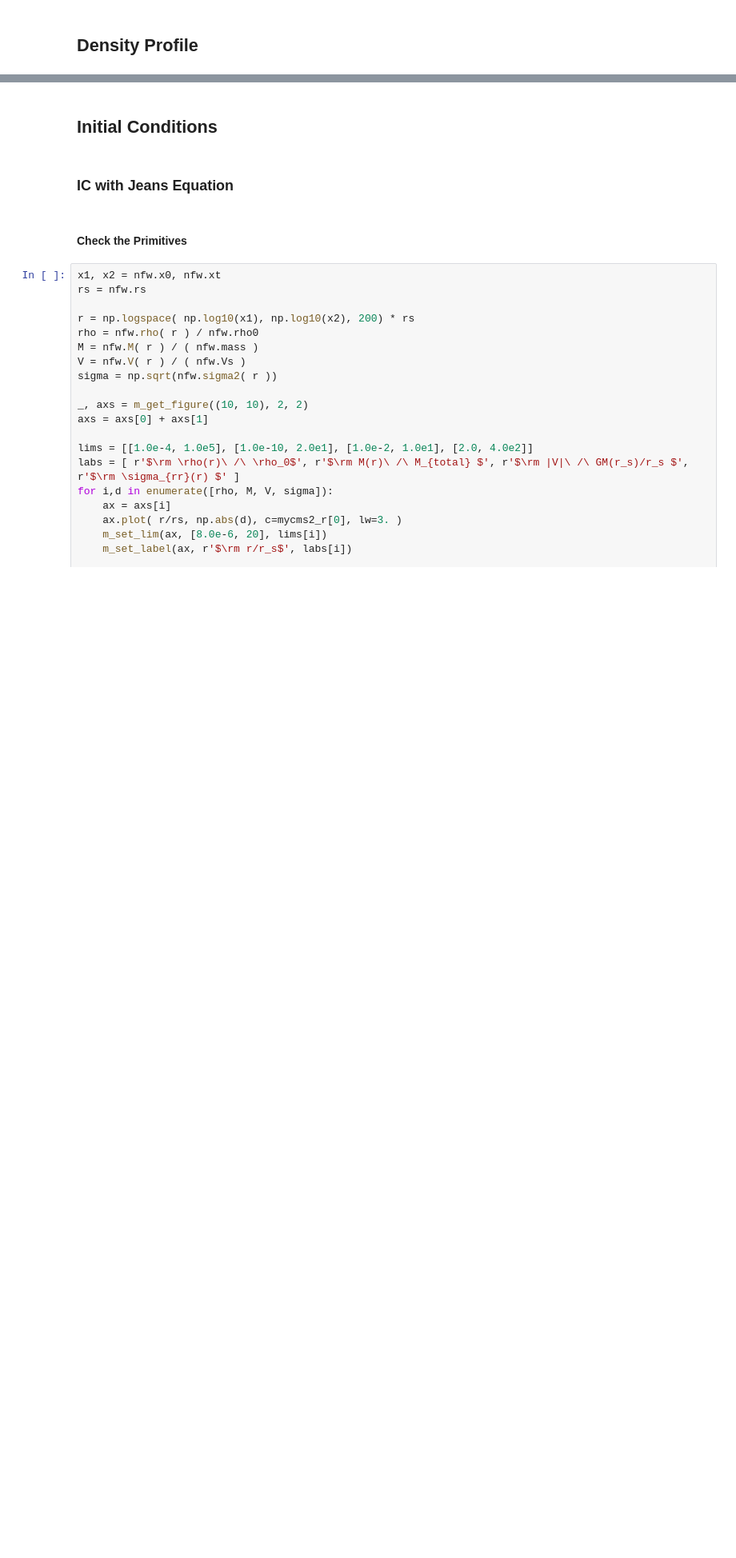
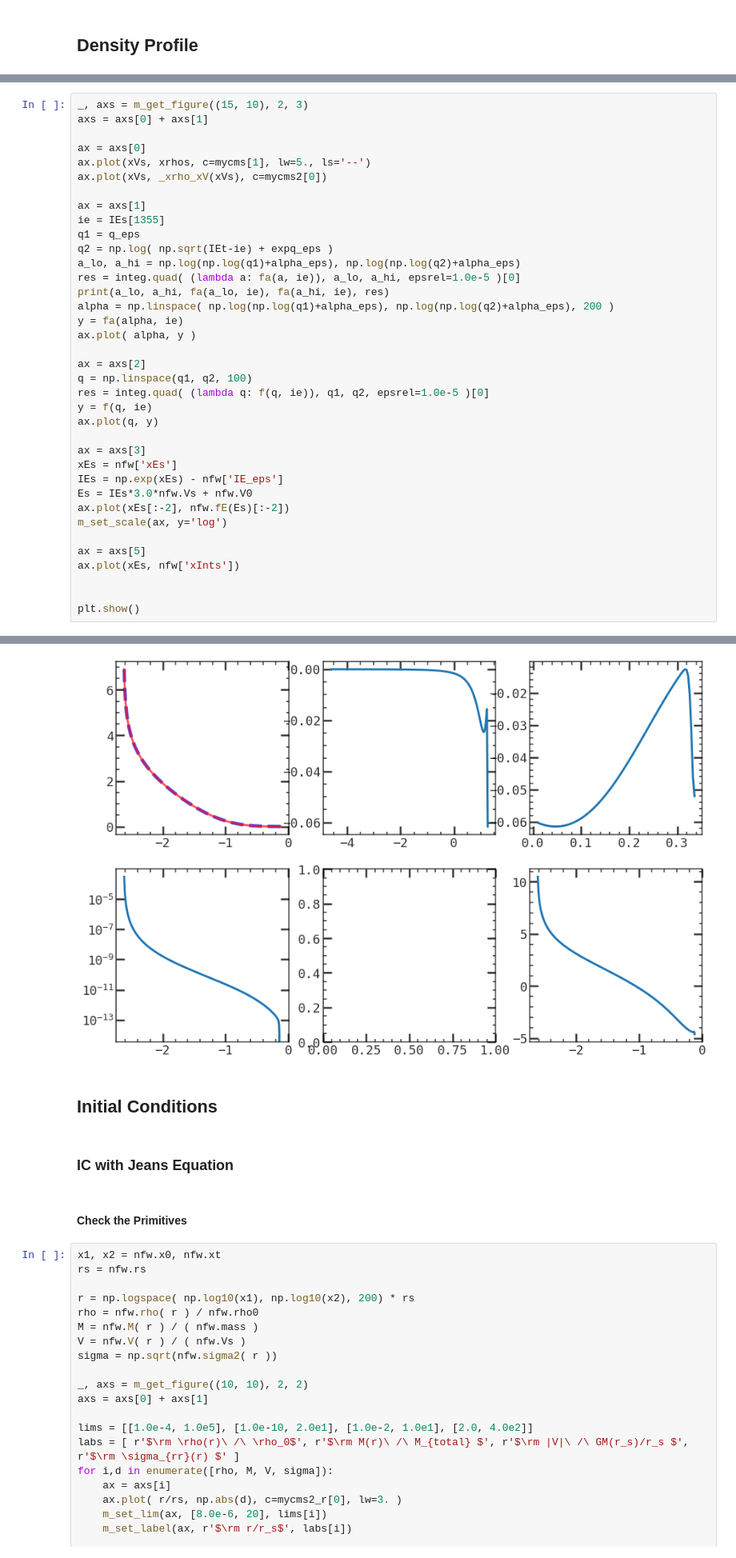
Before and after one commit to ChenYangyao/UMASS-A850Lab-Astro-N-Body, a Jupyter notebook: labs/week-7/wdir/InitialCondition.ipynb, the cells around one changed output, grey strips where cells are left out. Shown at 80% size. Cells and saved outputs as stored; diff of their text form; blank space fills up the shorter version.

```diff
--- a/labs/week-7/wdir/InitialCondition.ipynb
+++ b/labs/week-7/wdir/InitialCondition.ipynb
@@ -46,0 +241,38 @@ interp for fE done, xE = [-4.605170...-0.192276], xInt = [18.749071...-4.605170]
+# %%
+_, axs = m_get_figure((15, 10), 2, 3)
+axs = axs[0] + axs[1]
+
+ax = axs[0]
+ax.plot(xVs, xrhos, c=mycms[1], lw=5., ls='--')
+ax.plot(xVs, _xrho_xV(xVs), c=mycms2[0])
+
+ax = axs[1]
+ie = IEs[1355]
+q1 = q_eps
+q2 = np.log( np.sqrt(IEt-ie) + expq_eps )
+a_lo, a_hi = np.log(np.log(q1)+alpha_eps), np.log(np.log(q2)+alpha_eps)
+res = integ.quad( (lambda a: fa(a, ie)), a_lo, a_hi, epsrel=1.0e-5 )[0]
+print(a_lo, a_hi, fa(a_lo, ie), fa(a_hi, ie), res)
+alpha = np.linspace( np.log(np.log(q1)+alpha_eps), np.log(np.log(q2)+alpha_eps), 200 )
+y = fa(alpha, ie)
+ax.plot( alpha, y )
+
+ax = axs[2]
+q = np.linspace(q1, q2, 100)
+res = integ.quad( (lambda q: f(q, ie)), q1, q2, epsrel=1.0e-5 )[0]
+y = f(q, ie)
+ax.plot(q, y)
+
+ax = axs[3]
+xEs = nfw['xEs']
+IEs = np.exp(xEs) - nfw['IE_eps']
+Es = IEs*3.0*nfw.Vs + nfw.V0
+ax.plot(xEs[:-2], nfw.fE(Es)[:-2])
+m_set_scale(ax, y='log')
+
+ax = axs[5]
+ax.plot(xEs, nfw['xInts'])
+
+
+plt.show()
+# %% [output]
@@ -47,3 +280,4 @@ interp for fE done, xE = [-4.605170...-0.192276], xInt = [18.749071...-4.605170]
+[figure, added]
 # %% [markdown]
 ## Initial Conditions
 # %% [markdown]
```
Also changed, not shown: parts of 13 cells of this notebook, 2 other files.
